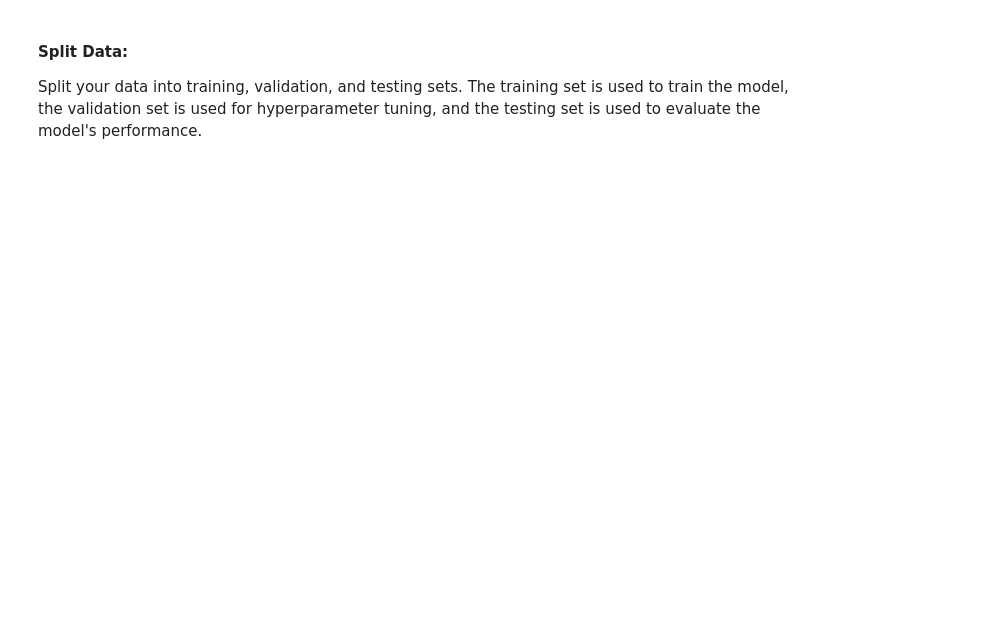
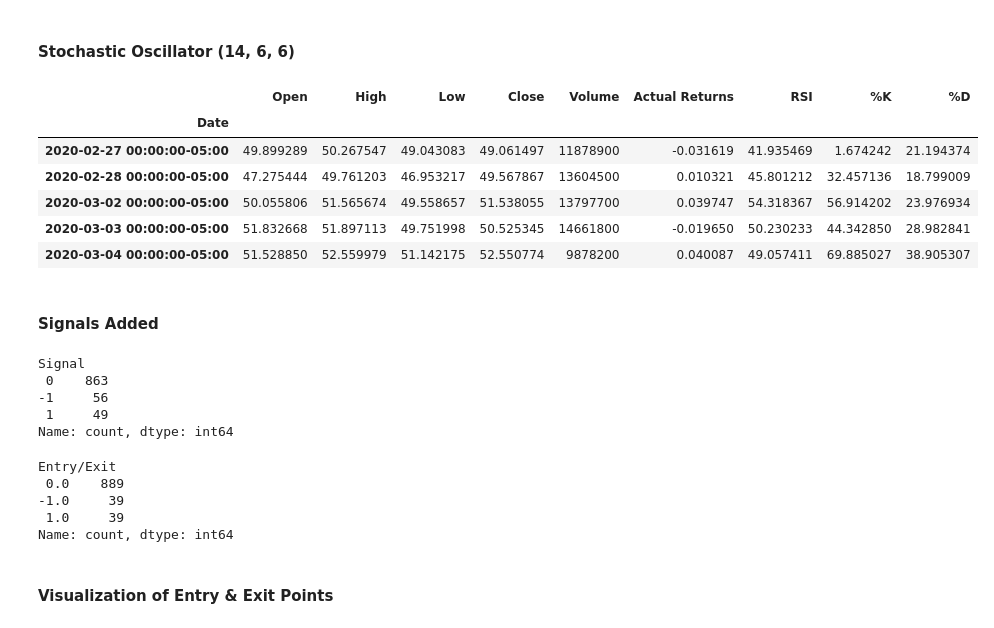
Before and after one commit to jromnes/Project_2, a Jupyter notebook: project_2.ipynb, the cells around one changed output. Drawn from its saved outputs; the diff is of its cells as text; code cells hidden in the pictures; blank space fills up the shorter version.

```diff
--- a/project_2.ipynb
+++ b/project_2.ipynb
@@ -142,3 +107,59 @@ closing_price_plot * rsi_plot
-# %% [markdown]
-#### Split Data:
-Split your data into training, validation, and testing sets. The training set is used to train the model, the validation set is used for hyperparameter tuning, and the testing set is used to evaluate the model's performance.
+# %% [markdown]
+#### Stochastic Oscillator (14, 6, 6)
+# %%
+# Function to calculate stochastic oscillator (14, 6, 6)
+def calculate_stochastic_oscillator(high, low, close, k_window=14, d_window=6):
+    lowest_low = low.rolling(window=k_window).min()
+    highest_high = high.rolling(window=k_window).max()
+    k_percent = ((close - lowest_low) / (highest_high - lowest_low)) * 100
+    d_percent = k_percent.rolling(window=d_window).mean()
+    return k_percent, d_percent
+
+# Assuming you have 'High', 'Low', and 'Close' columns in your DataFrame
+# Calculate stochastic oscillator (14, 6, 6)
+stock_df['%K'], stock_df['%D'] = calculate_stochastic_oscillator(stock_df['High'], stock_df['Low'], stock_df['Close'])
+stock_df.dropna(inplace=True)
+# Display the DataFrame with stochastic oscillator values
+stock_df.head()
+# %% [output]
+|  | Open | High | Low | Close | Volume | Actual Returns | RSI | %K | %D |
+| Date |  |  |  |  |  |  |  |  |  |
+| 2020-02-27 00:00:00-05:00 | 49.899289 | 50.267547 | 49.043083 | 49.061497 | 11878900 | -0.031619 | 41.935469 | 1.674242 | 21.194374 |
+| 2020-02-28 00:00:00-05:00 | 47.275444 | 49.761203 | 46.953217 | 49.567867 | 13604500 | 0.010321 | 45.801212 | 32.457136 | 18.799009 |
+| 2020-03-02 00:00:00-05:00 | 50.055806 | 51.565674 | 49.558657 | 51.538055 | 13797700 | 0.039747 | 54.318367 | 56.914202 | 23.976934 |
+| 2020-03-03 00:00:00-05:00 | 51.832668 | 51.897113 | 49.751998 | 50.525345 | 14661800 | -0.019650 | 50.230233 | 44.342850 | 28.982841 |
+| 2020-03-04 00:00:00-05:00 | 51.528850 | 52.559979 | 51.142175 | 52.550774 | 9878200 | 0.040087 | 49.057411 | 69.885027 | 38.905307 |
+# %% [markdown]
+#### Signals Added
+# %%
+# Assuming you have a DataFrame stocks_df with features including  'RSI', 'Stochastic Oscillator', etc.
+
+# Initialize signal column
+stock_df['Signal'] = 0
+
+# Buy signal conditions: RSI < 30, %K < 20
+buy_condition = (stock_df['RSI'] < 30) & (stock_df['%K'] < 20)
+stock_df.loc[buy_condition, 'Signal'] = 1
+
+# Sell signal conditions: RSI > 70, %K > 80, preceded by a buy signal
+sell_condition = ((stock_df['RSI'] > 70) & (stock_df['%K'] > 80))
+stock_df.loc[sell_condition, 'Signal'] = -1
+
+stock_df['Signal'].value_counts()
+# %% [output]
+Signal
+ 0    863
+-1     56
+ 1     49
+Name: count, dtype: int64
+# %%
+stock_df["Entry/Exit"] = stock_df["Signal"].diff()
+stock_df["Entry/Exit"].value_counts()
+# %% [output]
+Entry/Exit
+ 0.0    889
+-1.0     39
+ 1.0     39
+Name: count, dtype: int64
+# %% [markdown]
+#### Visualization of Entry & Exit Points
```
Also changed, not shown: parts of 51 cells of this notebook.
